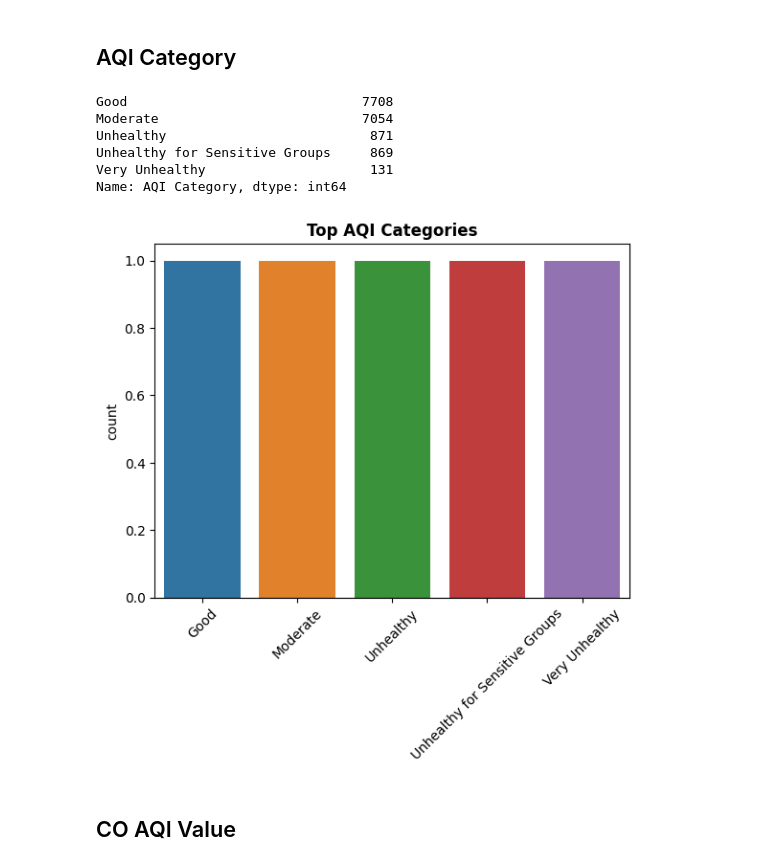
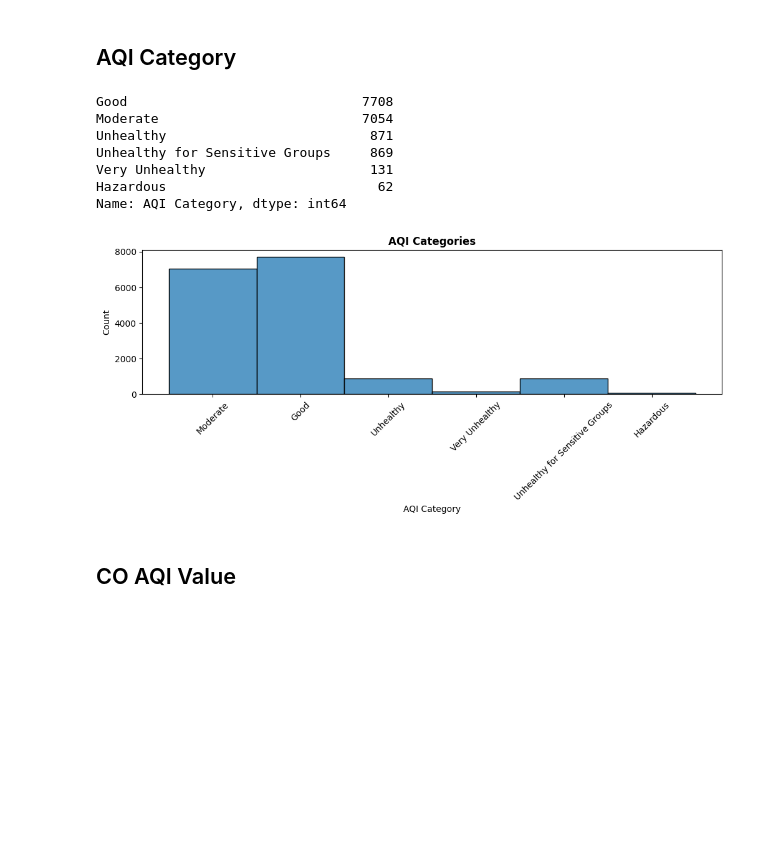
Before and after one commit to eckoecho/Project-2, a Jupyter notebook: World_Air_Quality_Index_by_City_and_Coordinates.ipynb, the cells around one changed output. Cells and saved outputs as stored; diff of their text form; code cells hidden in the pictures; blank space fills up the shorter version.

```diff
--- a/World_Air_Quality_Index_by_City_and_Coordinates.ipynb
+++ b/World_Air_Quality_Index_by_City_and_Coordinates.ipynb
@@ -187,21 +210,22 @@ ax.set_title("Distribution of AQI Values", fontweight="bold");
 ## AQI Category
 # %%
 #Getting most occuring Categories to plot
-top_category = df["AQI Category"].value_counts().head()
-print(top_countries)
+aqi_category = df["AQI Category"]
+print(aqi_category.value_counts())
 #Plotting Categories in Countplot
-fig, ax = plt.subplots()
-sns.countplot(df, x=top_countries.index)
+fig, ax = plt.subplots(figsize=(12,3))
+sns.histplot(df, x=aqi_category)
 plt.xticks(rotation=45)
-ax.set_title("Top AQI Categories", fontweight="bold");
+ax.set_title("AQI Categories", fontweight="bold");
 # %% [output]
 Good                              7708
 Moderate                          7054
 Unhealthy                          871
 Unhealthy for Sensitive Groups     869
 Very Unhealthy                     131
+Hazardous                           62
 Name: AQI Category, dtype: int64
-[figure, old version]
+[figure, new version]
 # %% [markdown]
 ## CO AQI Value
 # %%
```
Also changed, not shown: parts of 36 cells of this notebook.
